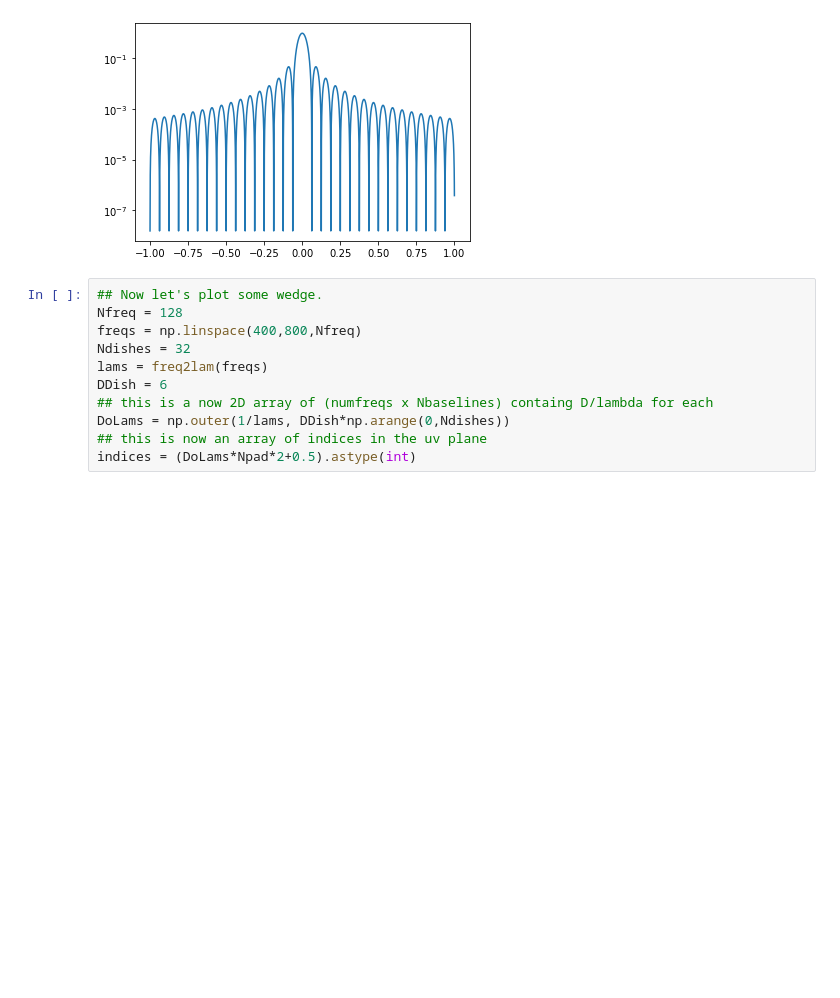
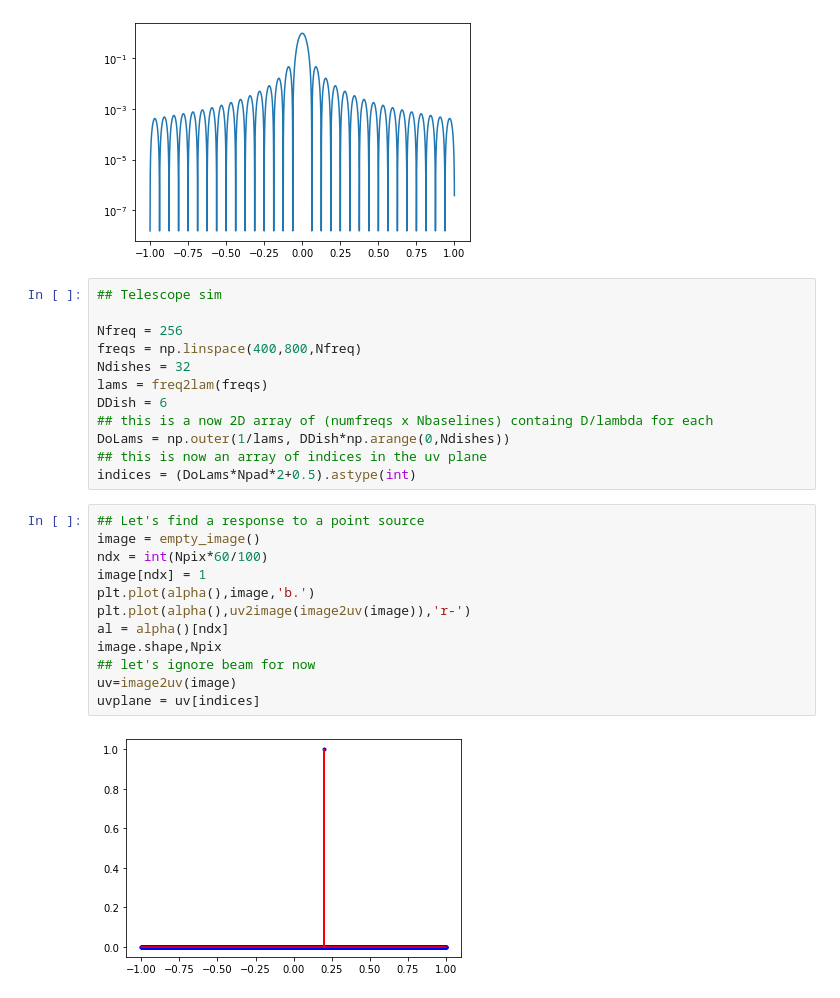
Before and after one commit to yukanak/radio1d, a Jupyter notebook: notebooks/play.ipynb, the cells around one changed output. Drawn from its saved outputs; the diff is of its cells as text; blank space fills up the shorter version.

```diff
--- a/notebooks/play.ipynb
+++ b/notebooks/play.ipynb
@@ -53,8 +53,9 @@ plt.semilogy()
 []
 [figure]
 # %%
-## Now let's plot some wedge.
-Nfreq = 128
+## Telescope sim
+
+Nfreq = 256
 freqs = np.linspace(400,800,Nfreq)
 Ndishes = 32
 lams = freq2lam(freqs)
@@ -63,3 +64,17 @@ DDish = 6
 DoLams = np.outer(1/lams, DDish*np.arange(0,Ndishes))
 ## this is now an array of indices in the uv plane
 indices = (DoLams*Npad*2+0.5).astype(int)
+# %%
+## Let's find a response to a point source
+image = empty_image()
+ndx = int(Npix*60/100)
+image[ndx] = 1
+plt.plot(alpha(),image,'b.')
+plt.plot(alpha(),uv2image(image2uv(image)),'r-')
+al = alpha()[ndx]
+image.shape,Npix
+## let's ignore beam for now
+uv=image2uv(image)
+uvplane = uv[indices]
+# %% [output]
+[figure, added]
```
Also changed, not shown: parts of 9 cells of this notebook.
